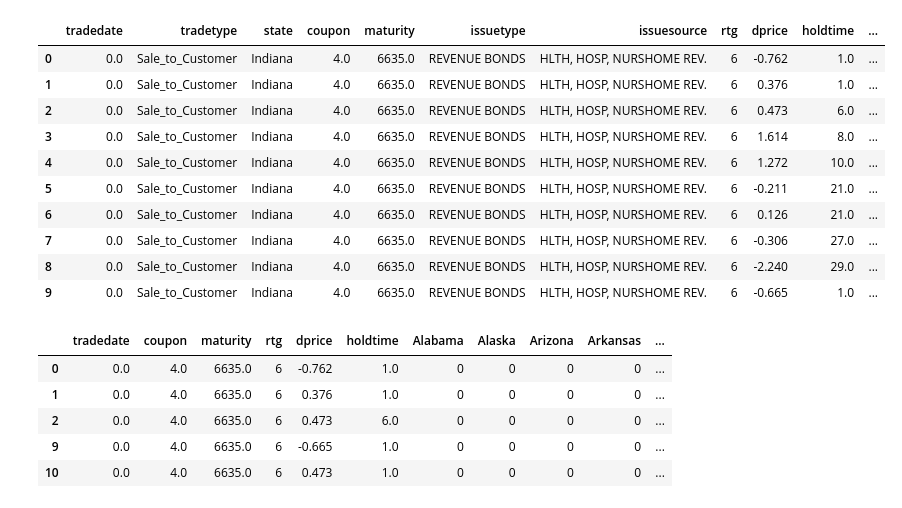
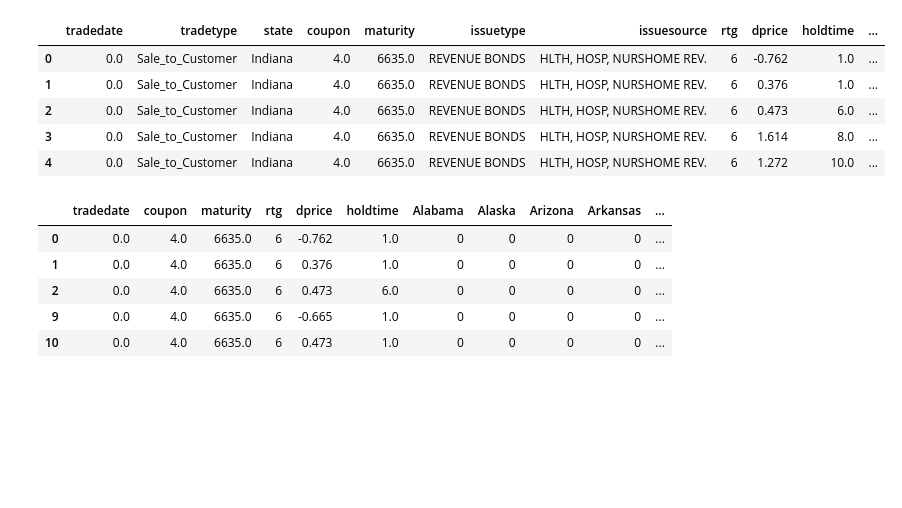
Before and after one commit to hubenjm/bondproject, a Jupyter notebook: price_change_prediction_notebook.ipynb, the cells around one changed output. Saved outputs shown, nothing was run; the diff lists cells and outputs as text; code cells hidden in the pictures; blank space fills up the shorter version.

```diff
--- a/price_change_prediction_notebook.ipynb
+++ b/price_change_prediction_notebook.ipynb
@@ -31,19 +44,14 @@ s0 = pd.read_csv("./data/price_change_data.csv", usecols = ['d_index', 'tradetyp
 		'state', 'coupon', 'maturity', 'issuetype', 'issuesource', 'rtg',
 		'tradedate', 'dprice', 'holdtime'])
 # %%
-s0[:10]
+s0.head()
 # %% [output]
 |  | tradedate | tradetype | state | coupon | maturity | issuetype | issuesource | rtg | dprice | holdtime | ... |
 | 0 | 0.0 | Sale_to_Customer | Indiana | 4.0 | 6635.0 | REVENUE BONDS | HLTH, HOSP, NURSHOME REV. | 6 | -0.762 | 1.0 | ... |
 | 1 | 0.0 | Sale_to_Customer | Indiana | 4.0 | 6635.0 | REVENUE BONDS | HLTH, HOSP, NURSHOME REV. | 6 | 0.376 | 1.0 | ... |
 | 2 | 0.0 | Sale_to_Customer | Indiana | 4.0 | 6635.0 | REVENUE BONDS | HLTH, HOSP, NURSHOME REV. | 6 | 0.473 | 6.0 | ... |
 | 3 | 0.0 | Sale_to_Customer | Indiana | 4.0 | 6635.0 | REVENUE BONDS | HLTH, HOSP, NURSHOME REV. | 6 | 1.614 | 8.0 | ... |
 | 4 | 0.0 | Sale_to_Customer | Indiana | 4.0 | 6635.0 | REVENUE BONDS | HLTH, HOSP, NURSHOME REV. | 6 | 1.272 | 10.0 | ... |
-| 5 | 0.0 | Sale_to_Customer | Indiana | 4.0 | 6635.0 | REVENUE BONDS | HLTH, HOSP, NURSHOME REV. | 6 | -0.211 | 21.0 | ... |
-| 6 | 0.0 | Sale_to_Customer | Indiana | 4.0 | 6635.0 | REVENUE BONDS | HLTH, HOSP, NURSHOME REV. | 6 | 0.126 | 21.0 | ... |
-| 7 | 0.0 | Sale_to_Customer | Indiana | 4.0 | 6635.0 | REVENUE BONDS | HLTH, HOSP, NURSHOME REV. | 6 | -0.306 | 27.0 | ... |
-| 8 | 0.0 | Sale_to_Customer | Indiana | 4.0 | 6635.0 | REVENUE BONDS | HLTH, HOSP, NURSHOME REV. | 6 | -2.240 | 29.0 | ... |
-| 9 | 0.0 | Sale_to_Customer | Indiana | 4.0 | 6635.0 | REVENUE BONDS | HLTH, HOSP, NURSHOME REV. | 6 | -0.665 | 1.0 | ... |
 # %%
 d_index = s0.pop('d_index')
 s_state_features = extract.build_state_features(s0, num_states = None)
```
Also changed, not shown: parts of 28 cells of this notebook, 19 other files.
